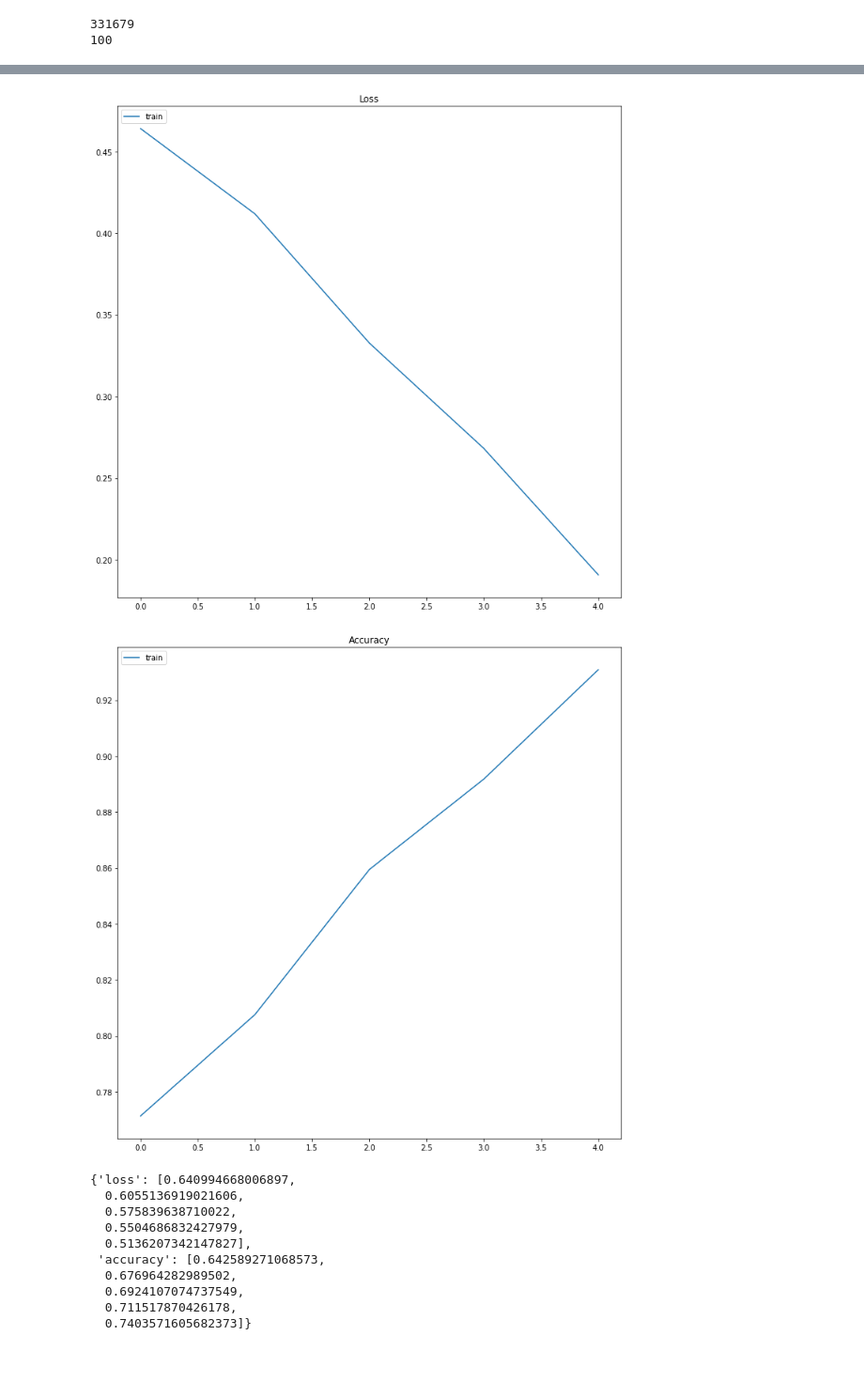
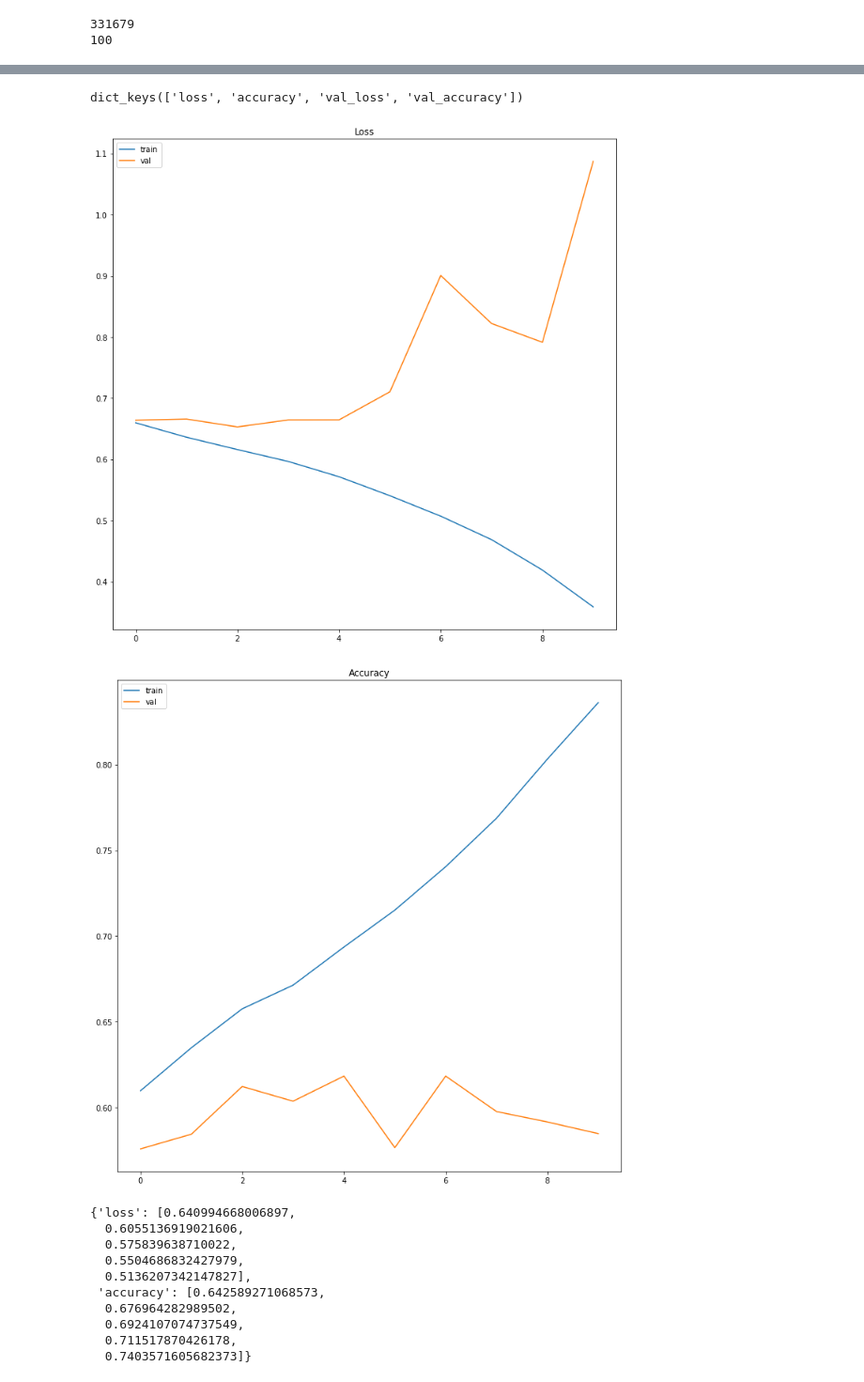
Before and after one commit to MouadBH/arabic-offensive-language-detection, a Jupyter notebook: LSTM.ipynb, the cells around one changed output, grey strips where cells are left out. Shown at 94% size. Drawn from its saved outputs; the diff is of its cells as text; code cells hidden in the pictures.

```diff
--- a/LSTM.ipynb
+++ b/LSTM.ipynb
@@ -188 +219,16 @@ model.compile(optimizer='adam', loss='sparse_categorical_crossentropy', metrics=
+# %%
+sentence_indices = Input(shape=(MAX_SEQUENCE_LENGTH,),dtype='int32')
+embeddings = embedding_layer(sentence_indices)
+# Propagate the embeddings through an LSTM layer with 128-dimensional hidden state
+# Returned output should be a batch of sequences.
+X = LSTM(128, return_sequences=True)(embeddings)
+X = Dropout(0.5)(X)
+# Returned output should be a single hidden state, not a batch of sequences.
+X = LSTM(128)(X)
+X = Dropout(0.5)(X)
+X = Dense(2)(X)
+X = Activation('softmax')(X)
+lstm_model = Model(inputs=sentence_indices,outputs=X)
+# %%
+lstm_model.compile(optimizer='adam', loss='sparse_categorical_crossentropy', metrics=['accuracy']) # loss='categorical_crossentropy'
 # %%
@@ -204,0 +277,7 @@ _________________________________________________________________
+# %%
+tokenize.fit_on_texts(X_validate)
+val_sequences = tokenize.texts_to_sequences(X_validate)
+val_word_index = tokenize.word_index
+print('Found %s unique tokens.' % len(val_word_index))
+val_sequences_matrix = sequence.pad_sequences(val_sequences,maxlen=MAX_SEQUENCE_LENGTH)
+print(val_sequences_matrix.shape)
@@ -205,3 +291,3 @@ _________________________________________________________________
 # %%
-history = model.fit(sequences_matrix, Y_train, epochs=5, batch_size=64, verbose=1)
+history = lstm_model.fit(sequences_matrix, Y_train, epochs=10, batch_size=32, validation_data=(val_sequences_matrix, Y_validate), verbose=1)
 # %% [output]
@@ -236,21 +339,25 @@ classification_report(Y_test, y_pred_bool)
+# %%
+print(history.history.keys())
+# %% [output]
+dict_keys(['loss', 'accuracy', 'val_loss', 'val_accuracy'])
 # %%
 # Plotting Loss and Accuracy Graphs
 plt.figure(figsize=(12, 12))
 plt.plot(history.history['loss'])
-# plt.plot(history.history['val_loss'])
+plt.plot(history.history['val_loss'])
 plt.title('Loss')
 plt.legend(['train', 'val'], loc='upper left')
 plt.show()
 
 plt.figure(figsize=(12, 12))
 plt.plot(history.history['accuracy'])
-# plt.plot(history.history['val_acc'])
+plt.plot(history.history['val_accuracy'])
 plt.title('Accuracy')
 plt.legend(['train', 'val'], loc='upper left')
 plt.show()
 # %% [output]
-[figure, old version]
+[figure, new version]
-[figure, old version]
+[figure, new version]
 # %%
 history.history
 # %% [output]
```
Also changed, not shown: parts of 35 cells of this notebook, 2 other files.
